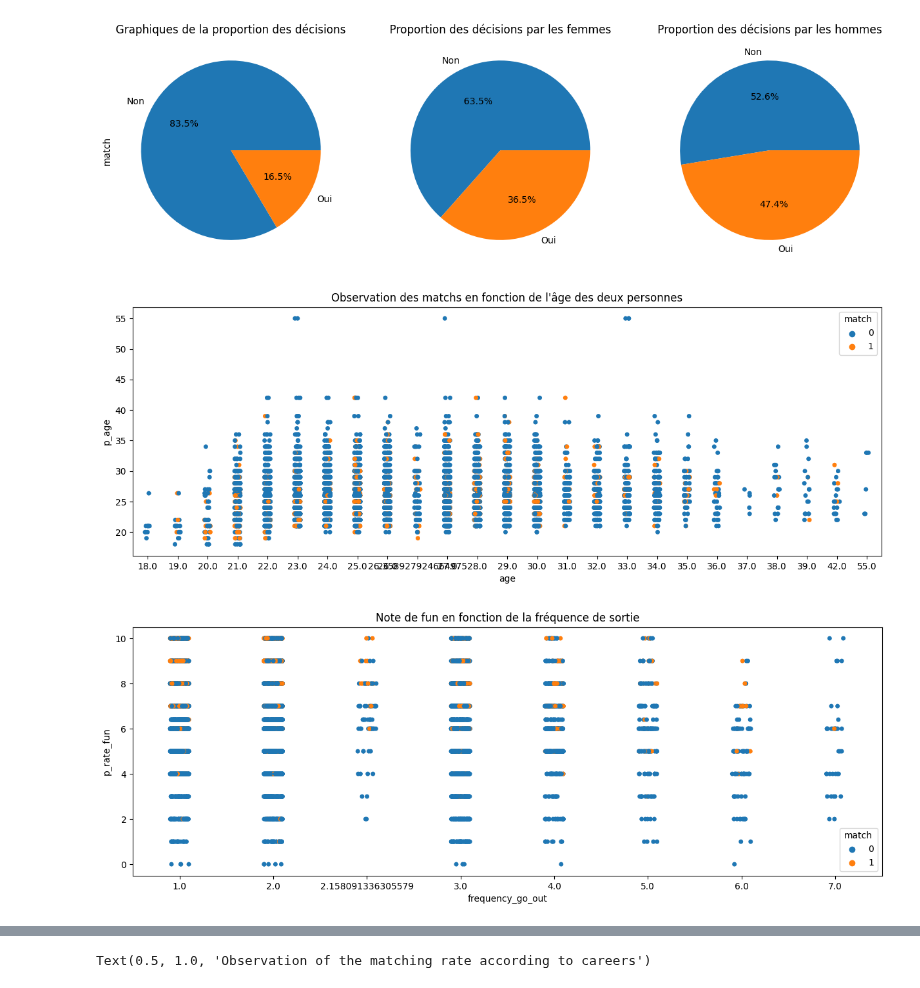
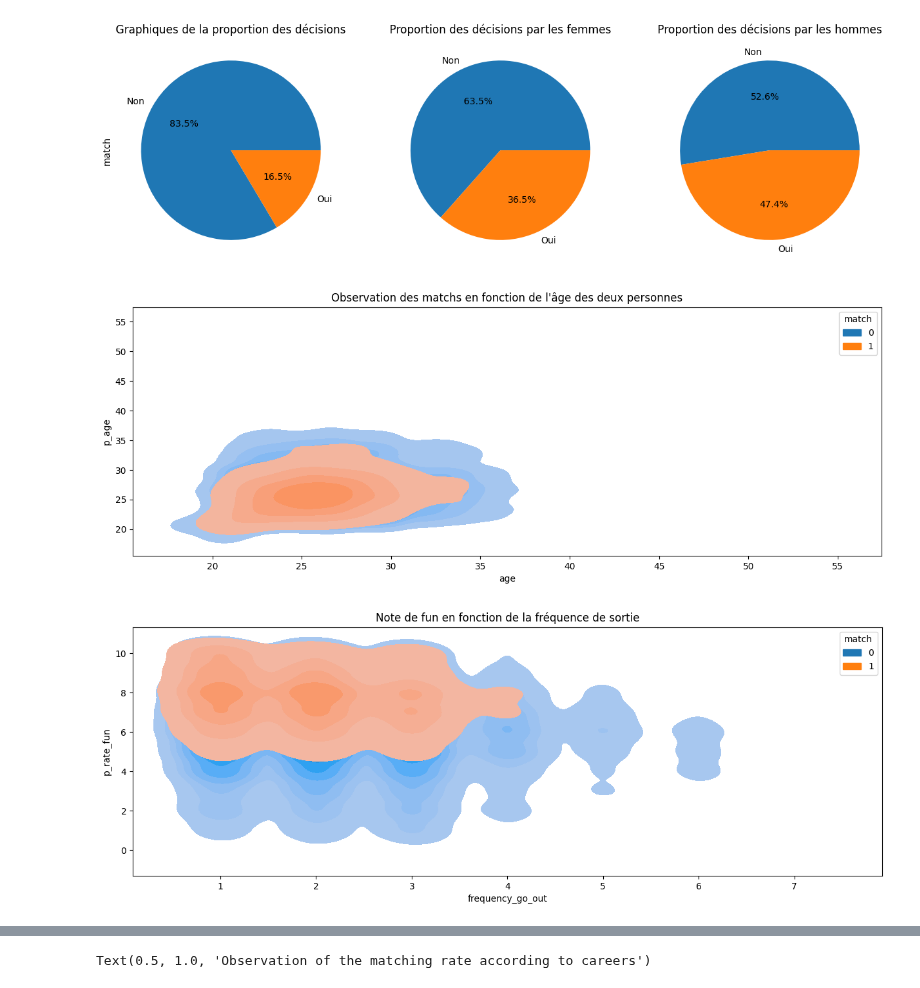
Before and after one commit to B-Manitas/Speed-Dating, a Jupyter notebook: notebook/visualization.ipynb, the cells around one changed output, grey strips where cells are left out. Drawn from its saved outputs; the diff is of its cells as text; code cells hidden in the pictures.

Commit message:
new figures

```diff
--- a/notebook/visualization.ipynb
+++ b/notebook/visualization.ipynb
@@ -102,18 +102,18 @@ DATASET.drop(columns=["p_decision", "decision"], inplace=True)
 # %%
 # Figure 1
 fig, ax1 = plt.subplots(figsize=(15, 5))
-sns.stripplot(data=DATASET, x="age", y="p_age",hue='match', ax=ax1)
+sns.kdeplot(data=DATASET, x="age", y="p_age",hue='match', fill=True, ax=ax1)
 ax1.set_title("Observation des matchs en fonction de l'âge des deux personnes")
 
 # Figure 2
 fig, ax2 = plt.subplots(figsize=(15, 5))
-sns.stripplot(data=DATASET, x="frequency_go_out", y="p_rate_fun",hue='match', ax=ax2)
+sns.kdeplot(data=DATASET, x="frequency_go_out", y="p_rate_fun",hue='match',fill=True, ax=ax2)
 ax2.set_title("Note de fun en fonction de la fréquence de sortie")
 
 plt.show()
 # %% [output]
-[figure, old version]
+[figure, new version]
-[figure, old version]
+[figure, new version]
 # %%
 # Création d'une nouvelle colonne pour chaque variable avec le niveau d'intérêt arrondi à l'entier le plus proche
 DATASET["interest_sports_rounded"] = DATASET["sports"].round()
```
Also changed, not shown: parts of 14 cells of this notebook.
